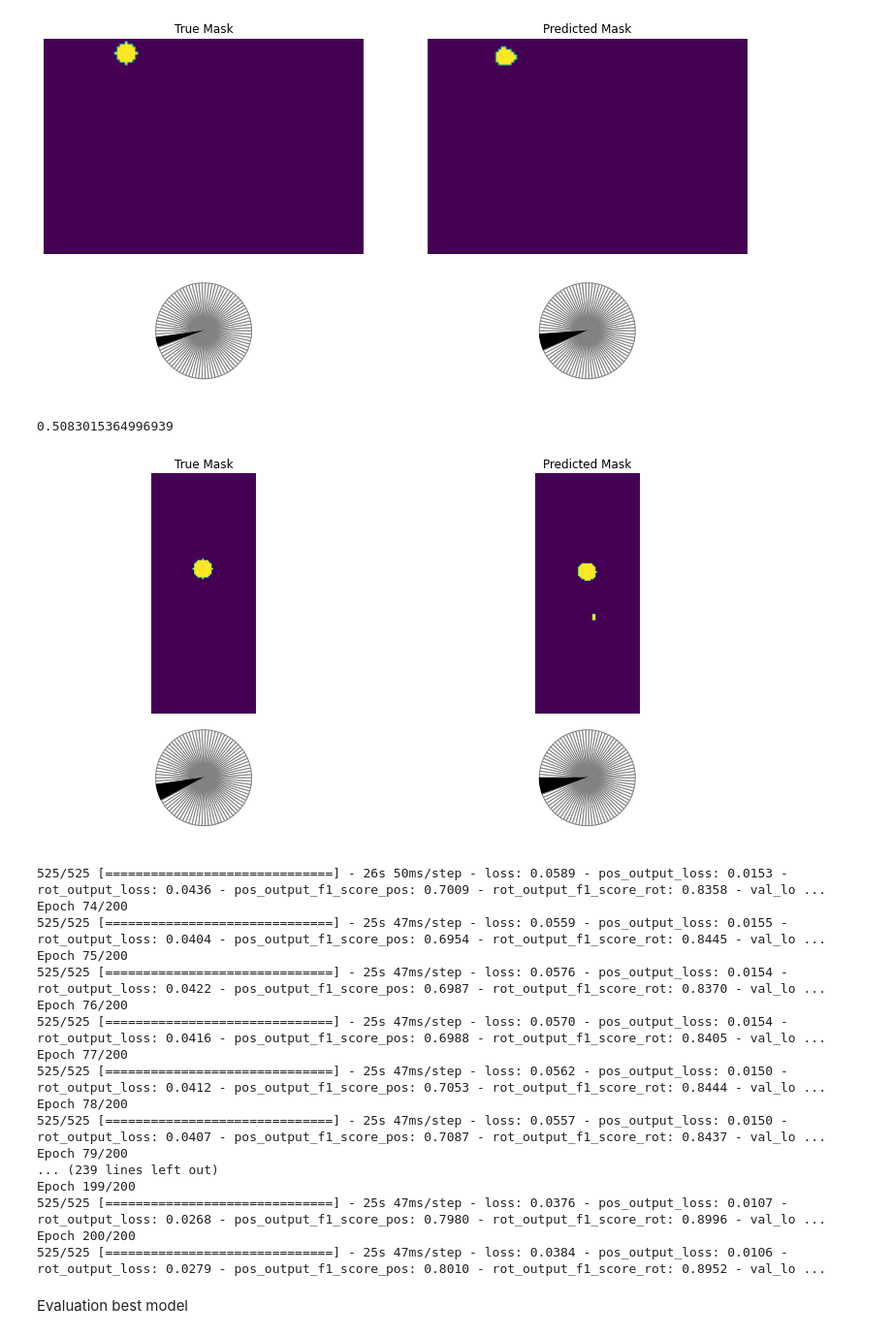
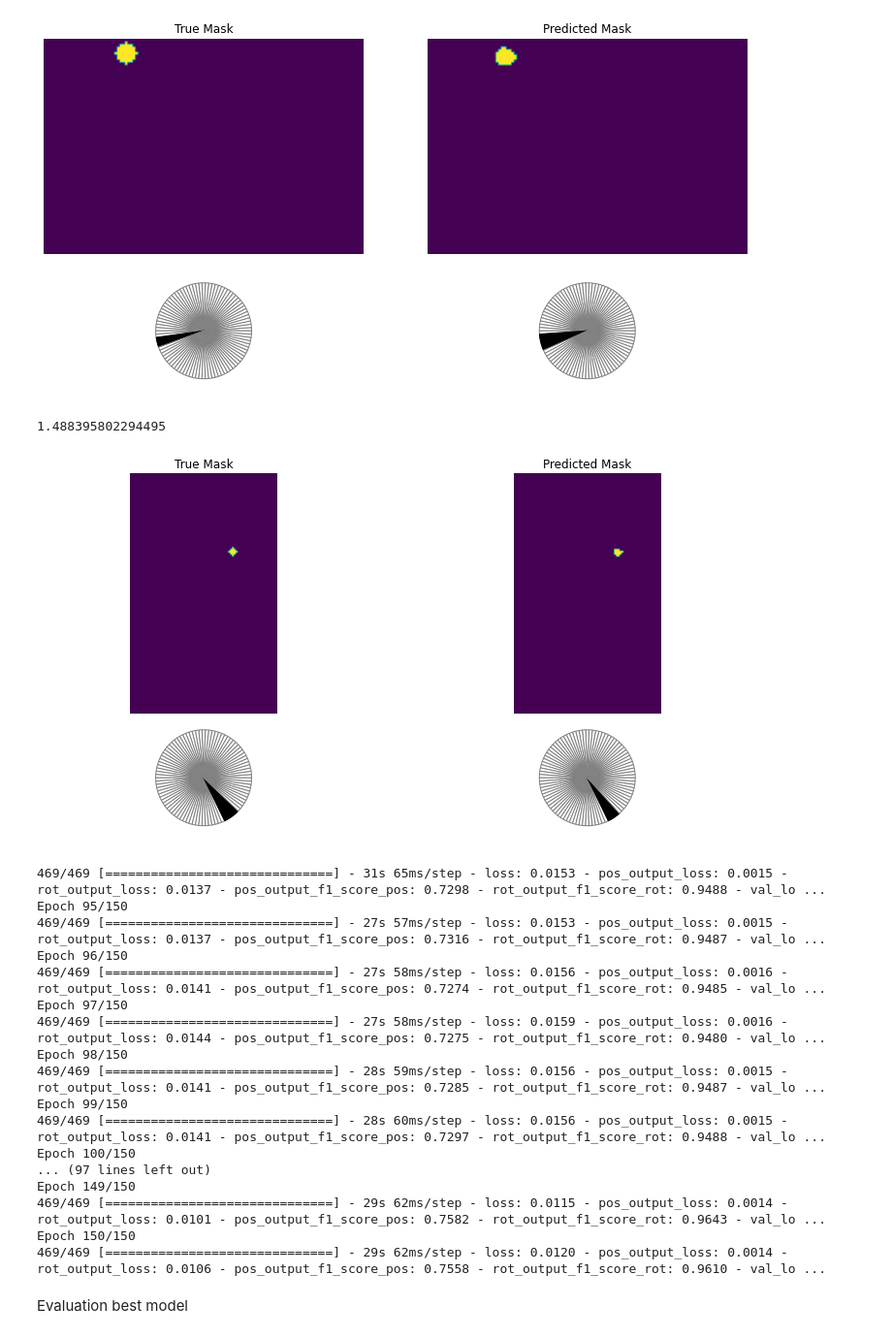
Before and after one commit to P1G1U/Thesis_AITronik, a Jupyter notebook: Half LiDAR Map/define_model.ipynb, the cells around one changed output. Shown: that part at 97% size. Cells and saved outputs as stored; diff of their text form; code cells hidden in the pictures.

```diff
--- a/Half LiDAR Map/define_model.ipynb
+++ b/Half LiDAR Map/define_model.ipynb
@@ -38,9 +38,10 @@ from tensorflow.keras import layers, models, losses, backend, optimizers
 # %%
-map_img = io.imread("data/ait_office.png")
+original_map = io.imread("data/sanPiero.png")
 
-#map_img = map_img[:,:,0]
+original_map = original_map[:,:,0]
+original_map = original_map / 255
 
-with open("data/datasetmymap_multirot.csv", "r") as data:
+with open("data/datasetmymap_test.csv", "r") as data:
     laser_db = pd.read_csv(data, delimiter=";").copy()
 # %% [markdown]
 Model definition
@@ -707,12 +706,15 @@ for i in laser_db.values:
 
 laser_inst = tf.reshape(laser_inst, [360,1])
 
-pixel_scale = 0.05
-tot_pixel = map_img.shape[0]*map_img.shape[1]
+max_pixel = 10000
+pixel_scale = 0.1
+tot_pixel = original_map.shape[0]*original_map.shape[1]
 
-if tot_pixel > 10000:
-    rate_rescale = np.sqrt(10000/tot_pixel)
-    map_img = rescale(map_img,rate_rescale)
+if tot_pixel > max_pixel:
+    rate_rescale = np.sqrt(max_pixel/tot_pixel)
+    new_height = int(original_map.shape[0] * rate_rescale)
+    new_width = int(original_map.shape[1] * rate_rescale)
+    map_img = resize(original_map,(new_height,new_width))
     pixel_scale = pixel_scale/rate_rescale
 
 map_img_tensor = tf.reshape(map_img, [map_img.shape[0],map_img.shape[1],1])
@@ -754,7 +756,7 @@ model.compile(optimizer = optimizers.Adam(),
 # %% [markdown]
 Data import
 # %%
-data = DAO("datasetaitoff_multirot.csv")
+data = DAO("datasetsanpiero_fp_path.csv")
 data.read()
 data.divide_data()
 # %%
@@ -971,7 +972,7 @@ class MyCallback(tf.keras.callbacks.Callback):
 
         met_value = (logs["val_pos_output_f1_score_pos"] + logs["val_rot_output_f1_score_rot"])/5 - np.log10((logs["val_loss"]*5))
 
-        if met_value >self.min_loss:
+        if met_value >self.min_loss and logs["val_loss"] < logs["loss"]:
             model.save_weights("models/cp-epoch-train.ckpt")
             self.min_loss = met_value
 
@@ -994,32 +995,32 @@ history = model.fit([TR_map,data.TR_features],
 # %%
 history = model.fit([TR_map,data.TR_features],
     [TR_masks, TR_masks_rot], #TR_masks,
     validation_data=([TS_map,data.TS_features],[TS_masks,TS_masks_rot]), #TS_masks),
     verbose=1,
     batch_size=8,
-    epochs=200,
+    epochs=150,
     callbacks=[my_callback]
     )
 # %% [output]
-0.5083015364996939
+1.488395802294495
-[figure, old version]
+[figure, new version]
-525/525 [==============================] - 26s 50ms/step - loss: 0.0589 - pos_output_loss: 0.0153 - rot_output_loss: 0.0436 - pos_output_f1_score_pos: 0.7009 - rot_output_f1_score_rot: 0.8358 - val_lo ...
-Epoch 74/200
-525/525 [==============================] - 25s 47ms/step - loss: 0.0559 - pos_output_loss: 0.0155 - rot_output_loss: 0.0404 - pos_output_f1_score_pos: 0.6954 - rot_output_f1_score_rot: 0.8445 - val_lo ...
-Epoch 75/200
-525/525 [==============================] - 25s 47ms/step - loss: 0.0576 - pos_output_loss: 0.0154 - rot_output_loss: 0.0422 - pos_output_f1_score_pos: 0.6987 - rot_output_f1_score_rot: 0.8370 - val_lo ...
-Epoch 76/200
-525/525 [==============================] - 25s 47ms/step - loss: 0.0570 - pos_output_loss: 0.0154 - rot_output_loss: 0.0416 - pos_output_f1_score_pos: 0.6988 - rot_output_f1_score_rot: 0.8405 - val_lo ...
-Epoch 77/200
-525/525 [==============================] - 25s 47ms/step - loss: 0.0562 - pos_output_loss: 0.0150 - rot_output_loss: 0.0412 - pos_output_f1_score_pos: 0.7053 - rot_output_f1_score_rot: 0.8444 - val_lo ...
-Epoch 78/200
-525/525 [==============================] - 25s 47ms/step - loss: 0.0557 - pos_output_loss: 0.0150 - rot_output_loss: 0.0407 - pos_output_f1_score_pos: 0.7087 - rot_output_f1_score_rot: 0.8437 - val_lo ...
-Epoch 79/200
-... (239 lines left out)
-Epoch 199/200
-525/525 [==============================] - 25s 47ms/step - loss: 0.0376 - pos_output_loss: 0.0107 - rot_output_loss: 0.0268 - pos_output_f1_score_pos: 0.7980 - rot_output_f1_score_rot: 0.8996 - val_lo ...
-Epoch 200/200
-525/525 [==============================] - 25s 47ms/step - loss: 0.0384 - pos_output_loss: 0.0106 - rot_output_loss: 0.0279 - pos_output_f1_score_pos: 0.8010 - rot_output_f1_score_rot: 0.8952 - val_lo ...
+469/469 [==============================] - 31s 65ms/step - loss: 0.0153 - pos_output_loss: 0.0015 - rot_output_loss: 0.0137 - pos_output_f1_score_pos: 0.7298 - rot_output_f1_score_rot: 0.9488 - val_lo ...
+Epoch 95/150
+469/469 [==============================] - 27s 57ms/step - loss: 0.0153 - pos_output_loss: 0.0015 - rot_output_loss: 0.0137 - pos_output_f1_score_pos: 0.7316 - rot_output_f1_score_rot: 0.9487 - val_lo ...
+Epoch 96/150
+469/469 [==============================] - 27s 58ms/step - loss: 0.0156 - pos_output_loss: 0.0016 - rot_output_loss: 0.0141 - pos_output_f1_score_pos: 0.7274 - rot_output_f1_score_rot: 0.9485 - val_lo ...
+Epoch 97/150
+469/469 [==============================] - 27s 58ms/step - loss: 0.0159 - pos_output_loss: 0.0016 - rot_output_loss: 0.0144 - pos_output_f1_score_pos: 0.7275 - rot_output_f1_score_rot: 0.9480 - val_lo ...
+Epoch 98/150
+469/469 [==============================] - 28s 59ms/step - loss: 0.0156 - pos_output_loss: 0.0015 - rot_output_loss: 0.0141 - pos_output_f1_score_pos: 0.7285 - rot_output_f1_score_rot: 0.9487 - val_lo ...
+Epoch 99/150
+469/469 [==============================] - 28s 60ms/step - loss: 0.0156 - pos_output_loss: 0.0015 - rot_output_loss: 0.0141 - pos_output_f1_score_pos: 0.7297 - rot_output_f1_score_rot: 0.9488 - val_lo ...
+Epoch 100/150
+... (97 lines left out)
+Epoch 149/150
+469/469 [==============================] - 29s 62ms/step - loss: 0.0115 - pos_output_loss: 0.0014 - rot_output_loss: 0.0101 - pos_output_f1_score_pos: 0.7582 - rot_output_f1_score_rot: 0.9643 - val_lo ...
+Epoch 150/150
+469/469 [==============================] - 29s 62ms/step - loss: 0.0120 - pos_output_loss: 0.0014 - rot_output_loss: 0.0106 - pos_output_f1_score_pos: 0.7558 - rot_output_f1_score_rot: 0.9610 - val_lo ...
 # %% [markdown]
 Evaluation best model
 # %%
```
Also changed, not shown: parts of 13 cells of this notebook, 15 other files.
